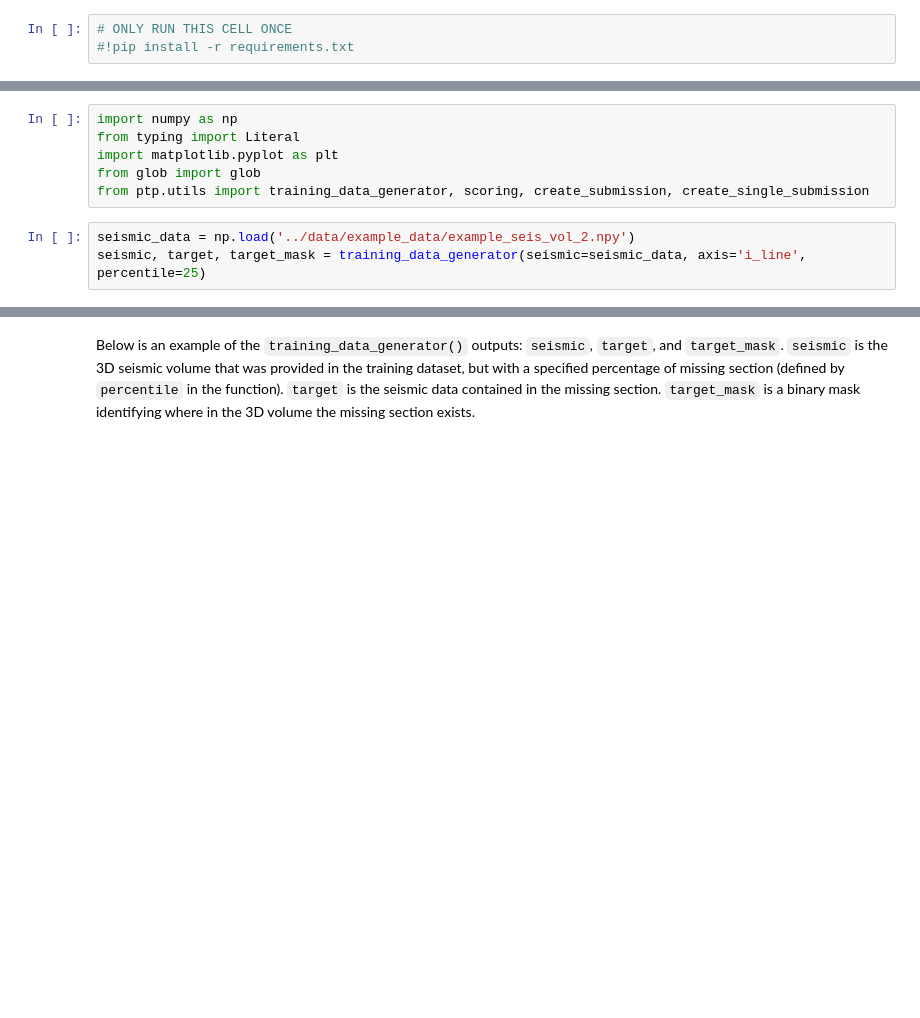
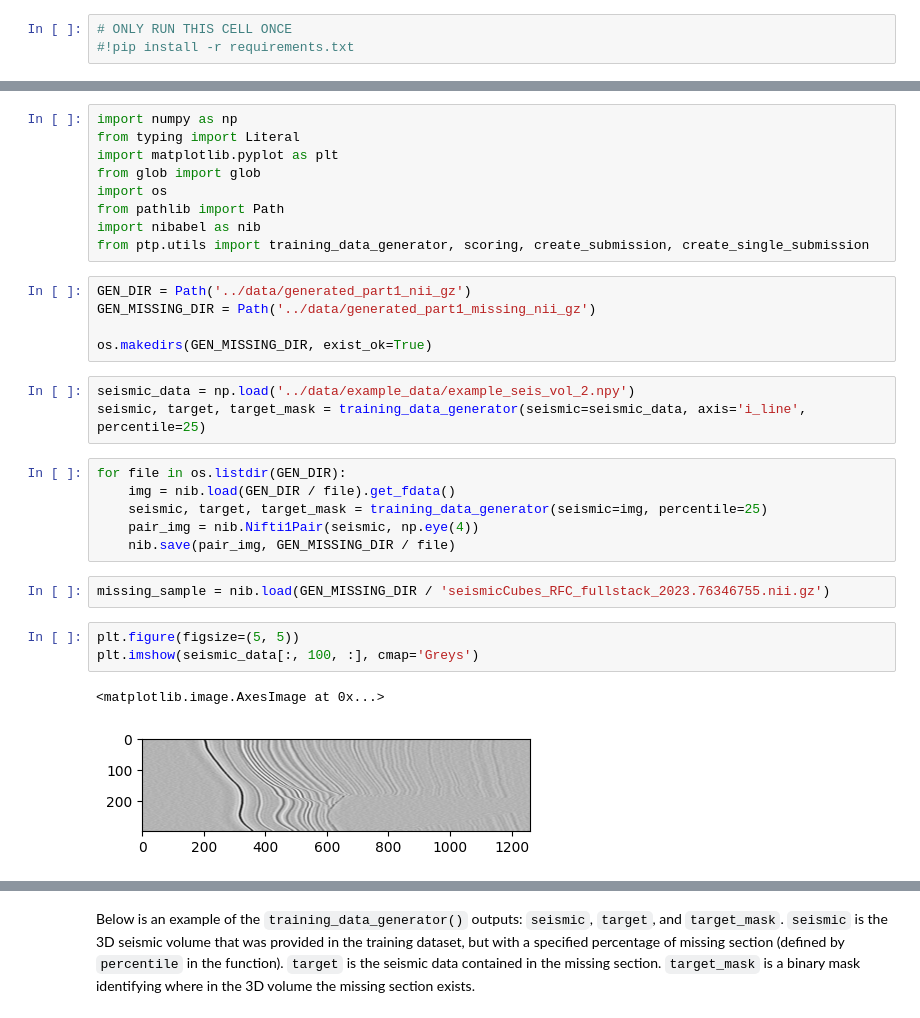
Before and after one commit to Solvro/ml-ptp-team2, a Jupyter notebook: notebooks/patch_the_planet_starter_ntbk.ipynb, the cells around one changed output, grey strips where cells are left out. Drawn from its saved outputs; the diff is of its cells as text; blank space fills up the shorter version.

```diff
--- a/notebooks/patch_the_planet_starter_ntbk.ipynb
+++ b/notebooks/patch_the_planet_starter_ntbk.ipynb
@@ -46,7 +46,29 @@ import numpy as np
 from typing import Literal
 import matplotlib.pyplot as plt
 from glob import glob
+import os
+from pathlib import Path
+import nibabel as nib
 from ptp.utils import training_data_generator, scoring, create_submission, create_single_submission
+# %%
+GEN_DIR = Path('../data/generated_part1_nii_gz')
+GEN_MISSING_DIR = Path('../data/generated_part1_missing_nii_gz')
+
+os.makedirs(GEN_MISSING_DIR, exist_ok=True)
 # %%
 seismic_data = np.load('../data/example_data/example_seis_vol_2.npy')
 seismic, target, target_mask = training_data_generator(seismic=seismic_data, axis='i_line', percentile=25)
+# %%
+for file in os.listdir(GEN_DIR):
+    img = nib.load(GEN_DIR / file).get_fdata()
+    seismic, target, target_mask = training_data_generator(seismic=img, percentile=25)
+    pair_img = nib.Nifti1Pair(seismic, np.eye(4))
+    nib.save(pair_img, GEN_MISSING_DIR / file)
+# %%
+missing_sample = nib.load(GEN_MISSING_DIR / 'seismicCubes_RFC_fullstack_2023.76346755.nii.gz')
+# %%
+plt.figure(figsize=(5, 5))
+plt.imshow(seismic_data[:, 100, :], cmap='Greys')
+# %% [output]
+<matplotlib.image.AxesImage at 0x...>
+[figure, added]
```
Also changed, not shown: parts of 5 cells of this notebook, 3 other files.
